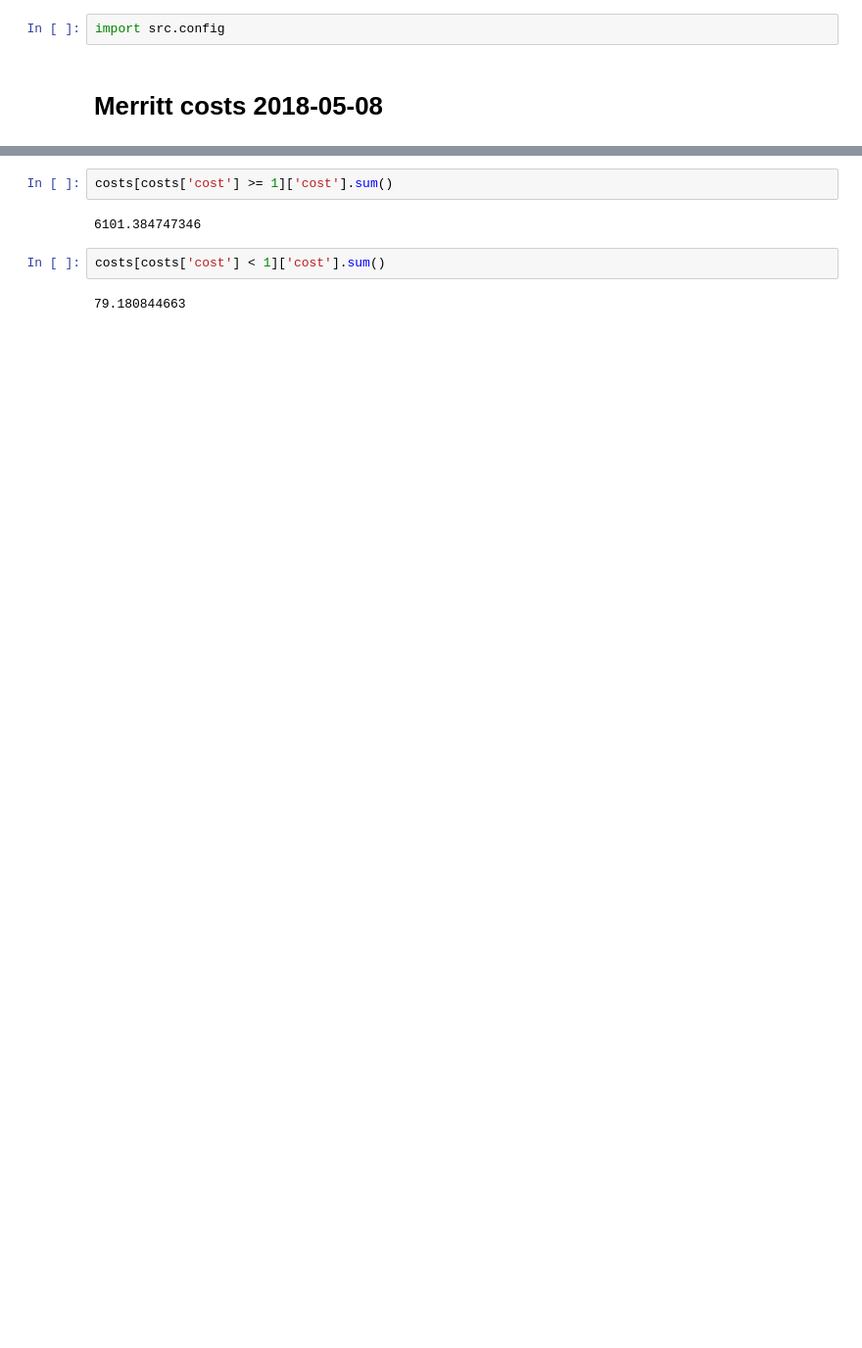
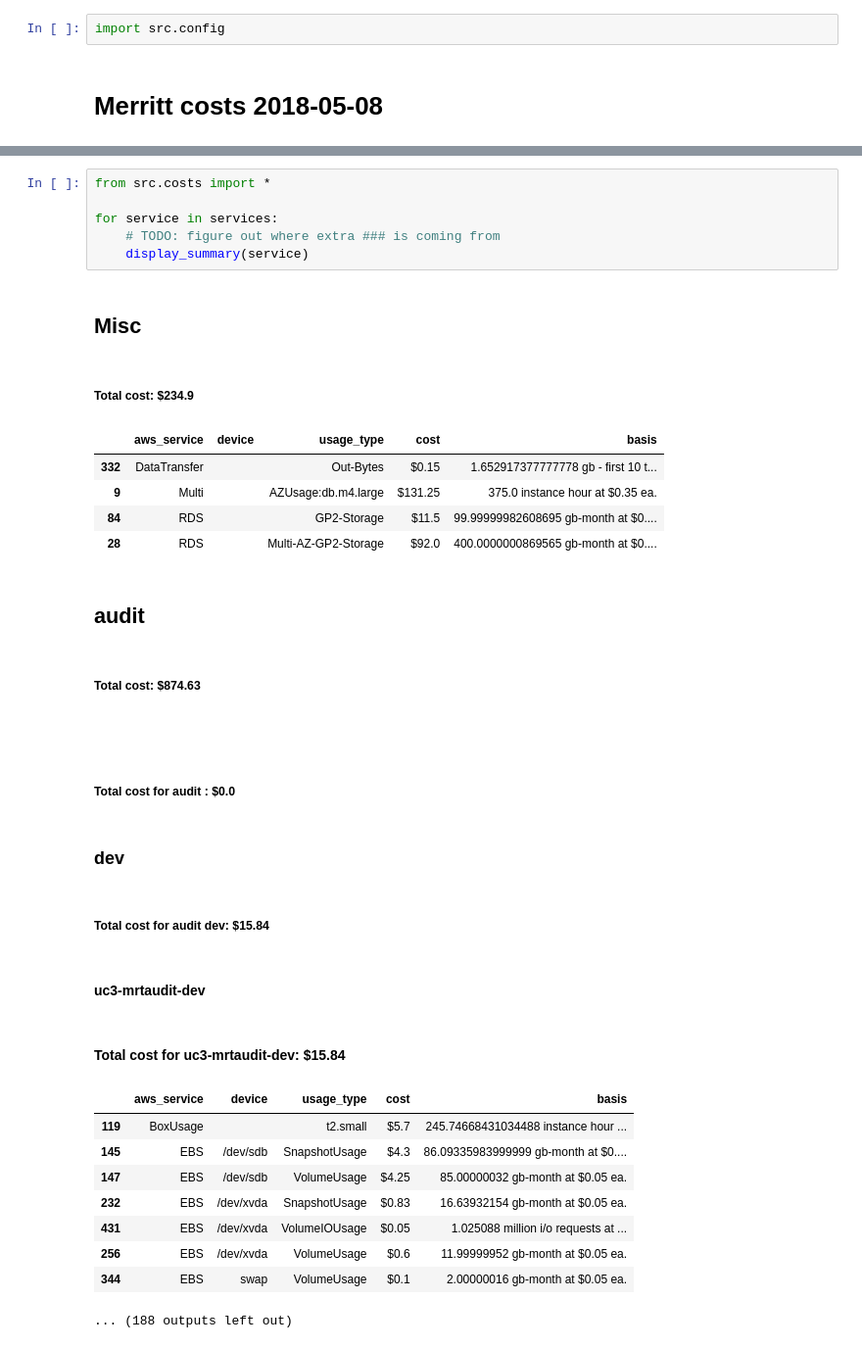
Before and after one commit to CDLUC3/merritt-aws, a Jupyter notebook: Costs.ipynb, the cells around one changed output, grey strips where cells are left out. Shown at 98% size. Cells and saved outputs as stored; diff of their text form; blank space fills up the shorter version.

Commit message:
Improve format summary

```diff
--- a/Costs.ipynb
+++ b/Costs.ipynb
@@ -29,8 +5,31 @@ with pd.option_context('display.max_rows', None):
-# %%
-costs[costs['cost'] >= 1]['cost'].sum()
-# %% [output]
-6101.384747346
-# %%
-costs[costs['cost'] < 1]['cost'].sum()
-# %% [output]
-79.180844663
+# %%
+from src.costs import *
+
+for service in services:
+    # TODO: figure out where extra ### is coming from
+    display_summary(service)
+# %% [output]
+## Misc
+##### Total cost: $234.9
+|  | aws_service | device | usage_type | cost | basis |
+| 332 | DataTransfer |  | Out-Bytes | $0.15 | 1.652917377777778 gb - first 10 t... |
+| 9 | Multi |  | AZUsage:db.m4.large | $131.25 | 375.0 instance hour at $0.35 ea. |
+| 84 | RDS |  | GP2-Storage | $11.5 | 99.99999982608695 gb-month at $0.... |
+| 28 | RDS |  | Multi-AZ-GP2-Storage | $92.0 | 400.0000000869565 gb-month at $0.... |
+## audit
+##### Total cost: $874.63
+###
+##### Total cost for audit : $0.0
+### dev
+##### Total cost for audit dev: $15.84
+#### uc3-mrtaudit-dev
+#### Total cost for uc3-mrtaudit-dev: $15.84
+|  | aws_service | device | usage_type | cost | basis |
+| 119 | BoxUsage |  | t2.small | $5.7 | 245.74668431034488 instance hour ... |
+| 145 | EBS | /dev/sdb | SnapshotUsage | $4.3 | 86.09335983999999 gb-month at $0.... |
+| 147 | EBS | /dev/sdb | VolumeUsage | $4.25 | 85.00000032 gb-month at $0.05 ea. |
+| 232 | EBS | /dev/xvda | SnapshotUsage | $0.83 | 16.63932154 gb-month at $0.05 ea. |
+| 431 | EBS | /dev/xvda | VolumeIOUsage | $0.05 | 1.025088 million i/o requests at ... |
+| 256 | EBS | /dev/xvda | VolumeUsage | $0.6 | 11.99999952 gb-month at $0.05 ea. |
+| 344 | EBS | swap | VolumeUsage | $0.1 | 2.00000016 gb-month at $0.05 ea. |
+... (188 outputs left out)
```
Also changed, not shown: parts of 1 cell of this notebook, 2 other files.
